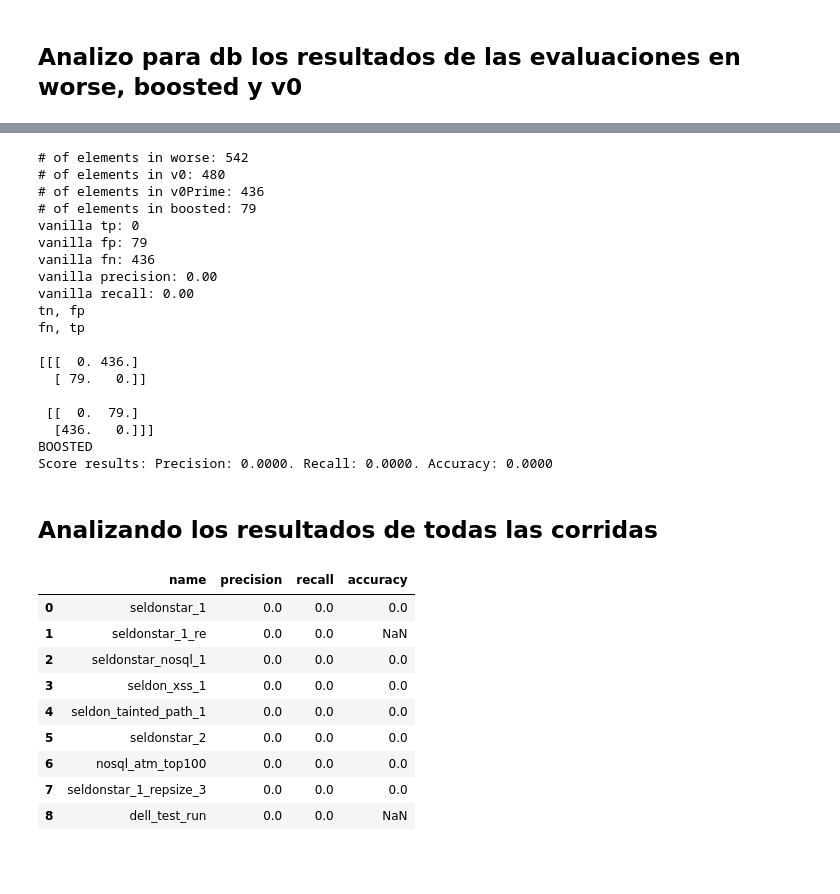
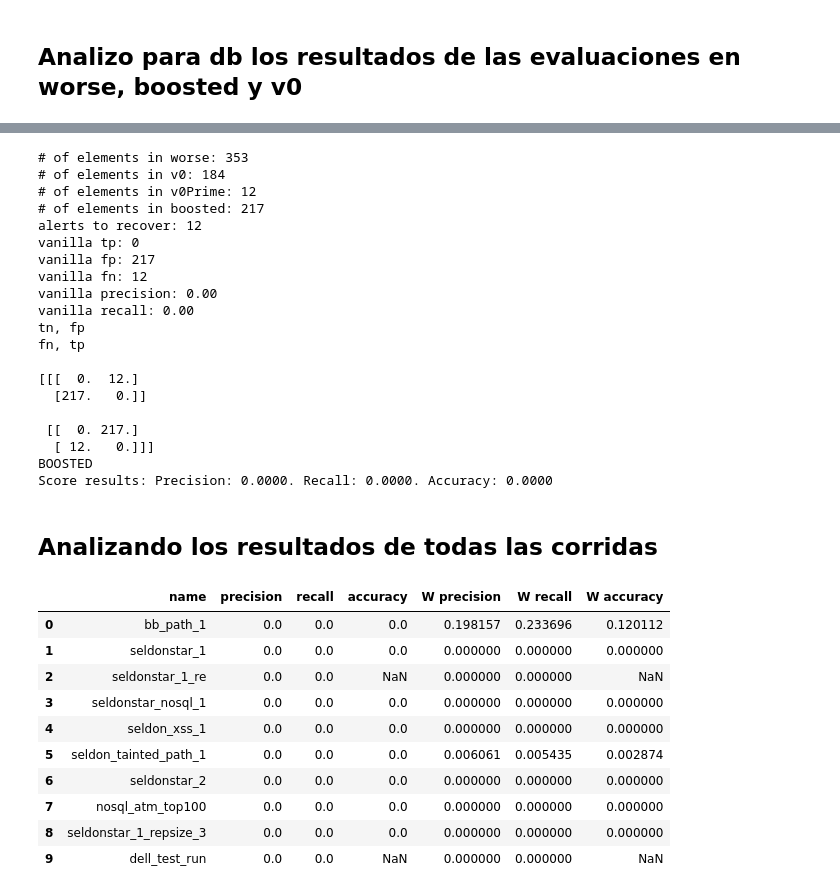
Before and after one commit to thepalbi/tsm-pipeline, a Jupyter notebook: experiments/notebooks/dev/debugging_zero_scores.ipynb, the cells around one changed output, grey strips where cells are left out. Saved outputs shown, nothing was run; the diff lists cells and outputs as text; code cells hidden in the pictures; blank space fills up the shorter version.

```diff
--- a/experiments/notebooks/dev/debugging_zero_scores.ipynb
+++ b/experiments/notebooks/dev/debugging_zero_scores.ipynb
@@ -220,6 +209,8 @@ print("# of elements in v0: %d" % (len(v0)))
 print("# of elements in v0Prime: %d" % (len(v0_prime)))
 print("# of elements in boosted: %d" % (len(boosted)))
 
+alerts_to_recover = len(v0_prime)
+
 # tp son los elementos que estan en v0_prime, es decir que son alertas encontradas en v0, y tambien en boosted
 tp = len(v0_prime & boosted)
 
@@ -229,6 +220,7 @@ fp = len(boosted - v0_prime)
 # fn son las alertas que estan en boosted, pero no en v0_prime, lo cual quiere decir que no eran alertas reales
 fn = len(v0_prime - boosted)
 
+print("alerts to recover: %d" % (alerts_to_recover))
 print("vanilla tp: %d" % (tp))
 print("vanilla fp: %d" % (fp))
 print("vanilla fn: %d" % (fn))
@@ -258,23 +250,24 @@ accuracy = accuracy_score(y_true, y_pred)
 print("BOOSTED")
 print("Score results: Precision: %.4f. Recall: %.4f. Accuracy: %.4f" % (precision, recall, accuracy))
 # %% [output]
-# of elements in worse: 542
-# of elements in v0: 480
-# of elements in v0Prime: 436
-# of elements in boosted: 79
+# of elements in worse: 353
+# of elements in v0: 184
+# of elements in v0Prime: 12
+# of elements in boosted: 217
+alerts to recover: 12
 vanilla tp: 0
-vanilla fp: 79
-vanilla fn: 436
+vanilla fp: 217
+vanilla fn: 12
 vanilla precision: 0.00
 vanilla recall: 0.00
 tn, fp
 fn, tp
 
-[[[  0. 436.]
-  [ 79.   0.]]
+[[[  0.  12.]
+  [217.   0.]]
 
- [[  0.  79.]
-  [436.   0.]]]
+ [[  0. 217.]
+  [ 12.   0.]]]
 BOOSTED
 Score results: Precision: 0.0000. Recall: 0.0000. Accuracy: 0.0000
 # %% [markdown]
@@ -288,22 +281,24 @@ import pandas as pd
 # %%
 import os
 from scripts.calculate_scores import calculate_scores
 
 results = '/home/pablo/results'
 rows = []
 for d in os.listdir(results):
     rd = os.path.join(results, d)
     prec, rec, acc = calculate_scores(rd, '/tmp')
-    rows.append([d, prec, rec, acc])
-pd.DataFrame(rows, columns=['name', 'precision', 'recall', 'accuracy'])
+    prec2, rec2, acc2 = calculate_scores(rd, '/tmp',  use_v0_prime=False)
+    rows.append([d, prec, rec, acc, prec2, rec2, acc2])
+pd.DataFrame(rows, columns=['name', 'precision', 'recall', 'accuracy', 'W precision', 'W recall', 'W accuracy'])
 # %% [output]
-|  | name | precision | recall | accuracy |
-| 0 | seldonstar_1 | 0.0 | 0.0 | 0.0 |
-| 1 | seldonstar_1_re | 0.0 | 0.0 | NaN |
-| 2 | seldonstar_nosql_1 | 0.0 | 0.0 | 0.0 |
-| 3 | seldon_xss_1 | 0.0 | 0.0 | 0.0 |
-| 4 | seldon_tainted_path_1 | 0.0 | 0.0 | 0.0 |
-| 5 | seldonstar_2 | 0.0 | 0.0 | 0.0 |
-| 6 | nosql_atm_top100 | 0.0 | 0.0 | 0.0 |
-| 7 | seldonstar_1_repsize_3 | 0.0 | 0.0 | 0.0 |
-| 8 | dell_test_run | 0.0 | 0.0 | NaN |
+|  | name | precision | recall | accuracy | W precision | W recall | W accuracy |
+| 0 | bb_path_1 | 0.0 | 0.0 | 0.0 | 0.198157 | 0.233696 | 0.120112 |
+| 1 | seldonstar_1 | 0.0 | 0.0 | 0.0 | 0.000000 | 0.000000 | 0.000000 |
+| 2 | seldonstar_1_re | 0.0 | 0.0 | NaN | 0.000000 | 0.000000 | NaN |
+| 3 | seldonstar_nosql_1 | 0.0 | 0.0 | 0.0 | 0.000000 | 0.000000 | 0.000000 |
+| 4 | seldon_xss_1 | 0.0 | 0.0 | 0.0 | 0.000000 | 0.000000 | 0.000000 |
+| 5 | seldon_tainted_path_1 | 0.0 | 0.0 | 0.0 | 0.006061 | 0.005435 | 0.002874 |
+| 6 | seldonstar_2 | 0.0 | 0.0 | 0.0 | 0.000000 | 0.000000 | 0.000000 |
+| 7 | nosql_atm_top100 | 0.0 | 0.0 | 0.0 | 0.000000 | 0.000000 | 0.000000 |
+| 8 | seldonstar_1_repsize_3 | 0.0 | 0.0 | 0.0 | 0.000000 | 0.000000 | 0.000000 |
+| 9 | dell_test_run | 0.0 | 0.0 | NaN | 0.000000 | 0.000000 | NaN |
```
Also changed, not shown: parts of 9 cells of this notebook, 18 other files.
